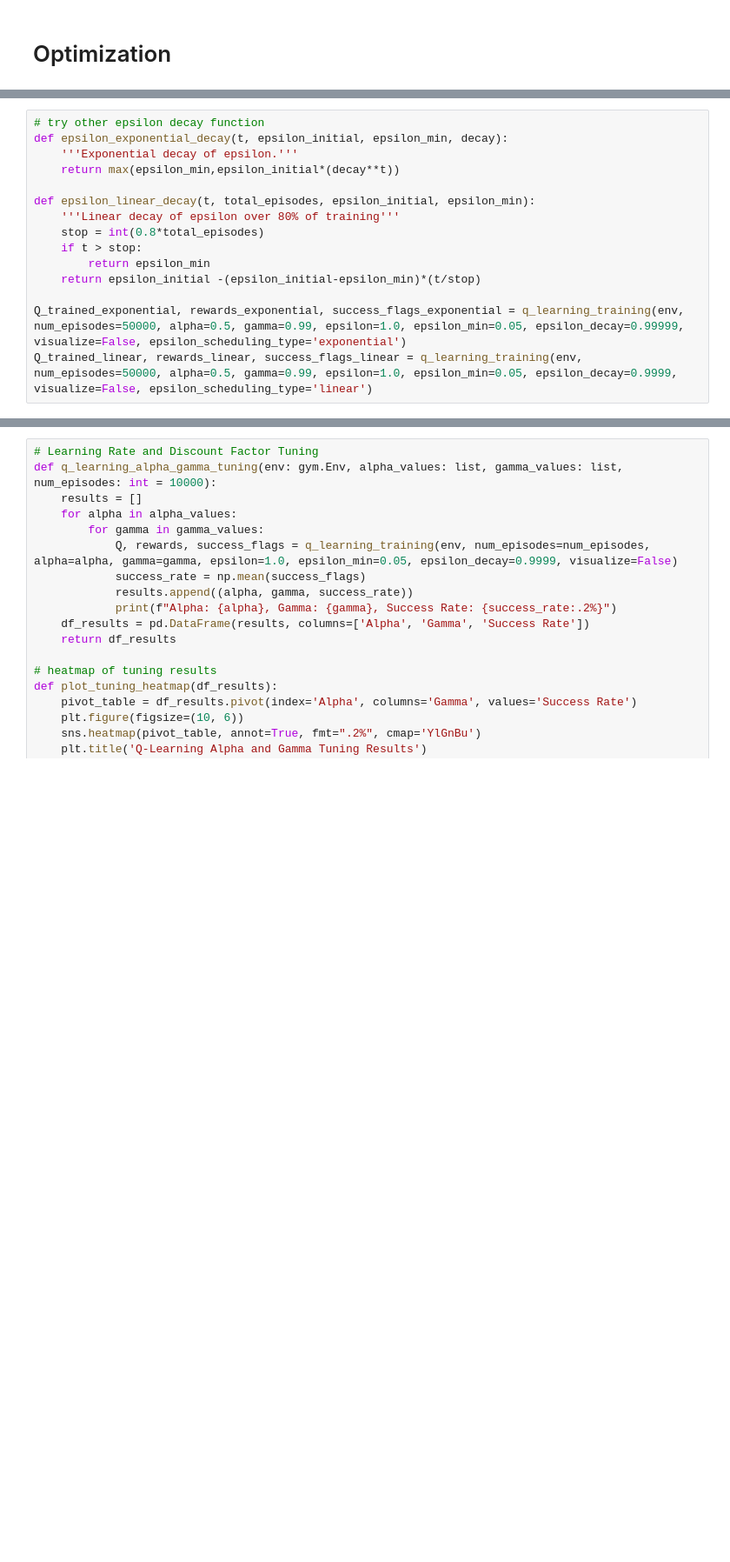
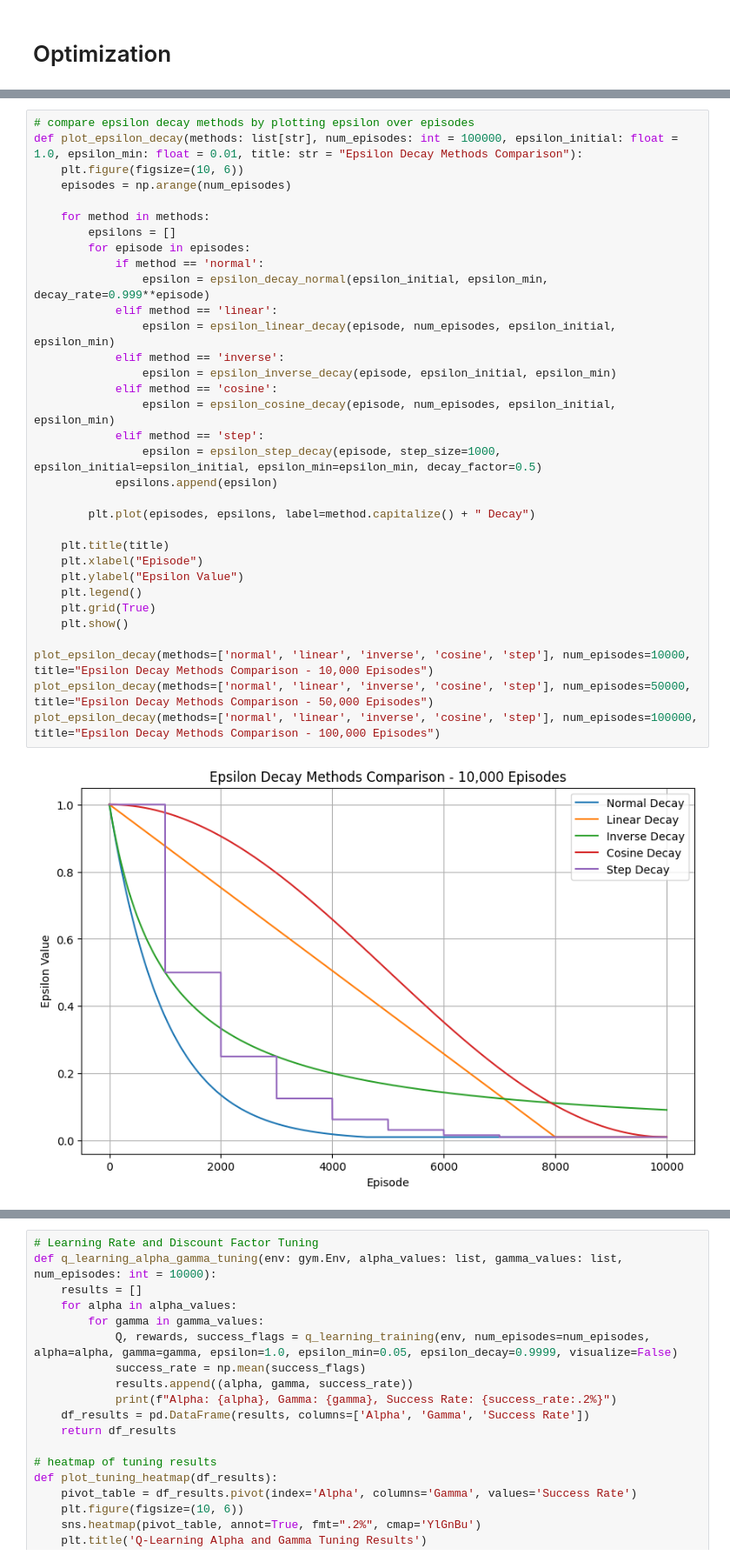
Before and after one commit to jofa016/ACIT4610---Final-Group-Project, a Jupyter notebook: R_f/Project_5/notebook/feature_engineering.ipynb, the cells around one changed output, grey strips where cells are left out. Shown at 87% size. Drawn from its saved outputs; the diff is of its cells as text; blank space fills up the shorter version.

```diff
--- a/R_f/Project_5/notebook/feature_engineering.ipynb
+++ b/R_f/Project_5/notebook/feature_engineering.ipynb
@@ -591,15 +574,0 @@ Greedy Policy Success Rate (8x8): 87.40%, Average Steps: 99.32
-# %%
-# try other epsilon decay function
-def epsilon_exponential_decay(t, epsilon_initial, epsilon_min, decay):
-    '''Exponential decay of epsilon.'''
-    return max(epsilon_min,epsilon_initial*(decay**t))
-
-def epsilon_linear_decay(t, total_episodes, epsilon_initial, epsilon_min):
-    '''Linear decay of epsilon over 80% of training'''
-    stop = int(0.8*total_episodes)
-    if t > stop:
-        return epsilon_min
-    return epsilon_initial -(epsilon_initial-epsilon_min)*(t/stop)
-
-Q_trained_exponential, rewards_exponential, success_flags_exponential = q_learning_training(env, num_episodes=50000, alpha=0.5, gamma=0.99, epsilon=1.0, epsilon_min=0.05, epsilon_decay=0.99999, visualize=False, epsilon_scheduling_type='exponential')
-Q_trained_linear, rewards_linear, success_flags_linear = q_learning_training(env, num_episodes=50000, alpha=0.5, gamma=0.99, epsilon=1.0, epsilon_min=0.05, epsilon_decay=0.9999, visualize=False, epsilon_scheduling_type='linear')
@@ -627,0 +577,35 @@ Greedy Policy Success Rate (linear epsilon decay): 81.40%, Average Steps: 98.32
+# %%
+# compare epsilon decay methods by plotting epsilon over episodes
+def plot_epsilon_decay(methods: list[str], num_episodes: int = 100000, epsilon_initial: float = 1.0, epsilon_min: float = 0.01, title: str = "Epsilon Decay Methods Comparison"):
+    plt.figure(figsize=(10, 6))
+    episodes = np.arange(num_episodes)
+
+    for method in methods:
+        epsilons = []
+        for episode in episodes:
+            if method == 'normal':
+                epsilon = epsilon_decay_normal(epsilon_initial, epsilon_min, decay_rate=0.999**episode)
+            elif method == 'linear':
+                epsilon = epsilon_linear_decay(episode, num_episodes, epsilon_initial, epsilon_min)
+            elif method == 'inverse':
+                epsilon = epsilon_inverse_decay(episode, epsilon_initial, epsilon_min)
+            elif method == 'cosine':
+                epsilon = epsilon_cosine_decay(episode, num_episodes, epsilon_initial, epsilon_min)
+            elif method == 'step':
+                epsilon = epsilon_step_decay(episode, step_size=1000, epsilon_initial=epsilon_initial, epsilon_min=epsilon_min, decay_factor=0.5)
+            epsilons.append(epsilon)
+
+        plt.plot(episodes, epsilons, label=method.capitalize() + " Decay")
+
+    plt.title(title)
+    plt.xlabel("Episode")
+    plt.ylabel("Epsilon Value")
+    plt.legend()
+    plt.grid(True)
+    plt.show()
+
+plot_epsilon_decay(methods=['normal', 'linear', 'inverse', 'cosine', 'step'], num_episodes=10000, title="Epsilon Decay Methods Comparison - 10,000 Episodes")
+plot_epsilon_decay(methods=['normal', 'linear', 'inverse', 'cosine', 'step'], num_episodes=50000, title="Epsilon Decay Methods Comparison - 50,000 Episodes")
+plot_epsilon_decay(methods=['normal', 'linear', 'inverse', 'cosine', 'step'], num_episodes=100000, title="Epsilon Decay Methods Comparison - 100,000 Episodes")
+# %% [output]
+[figure, added]
```
Also changed, not shown: parts of 25 cells of this notebook.
